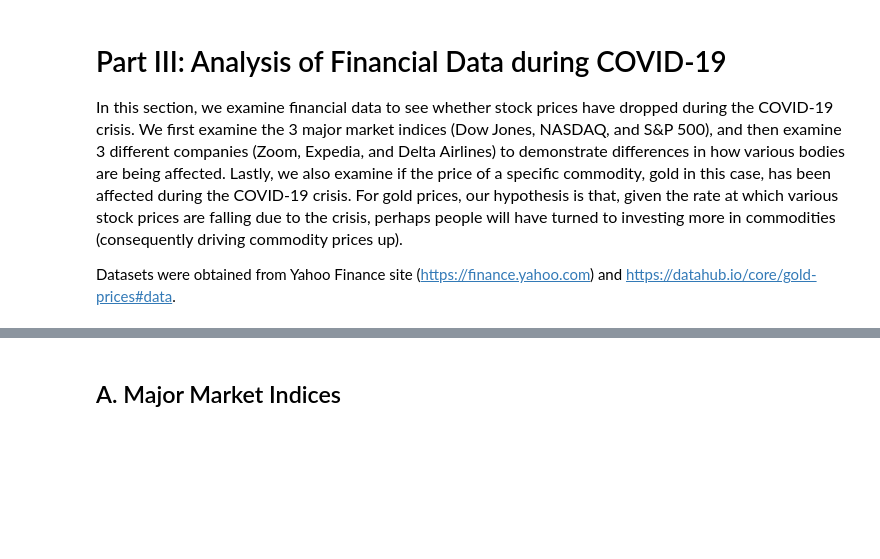
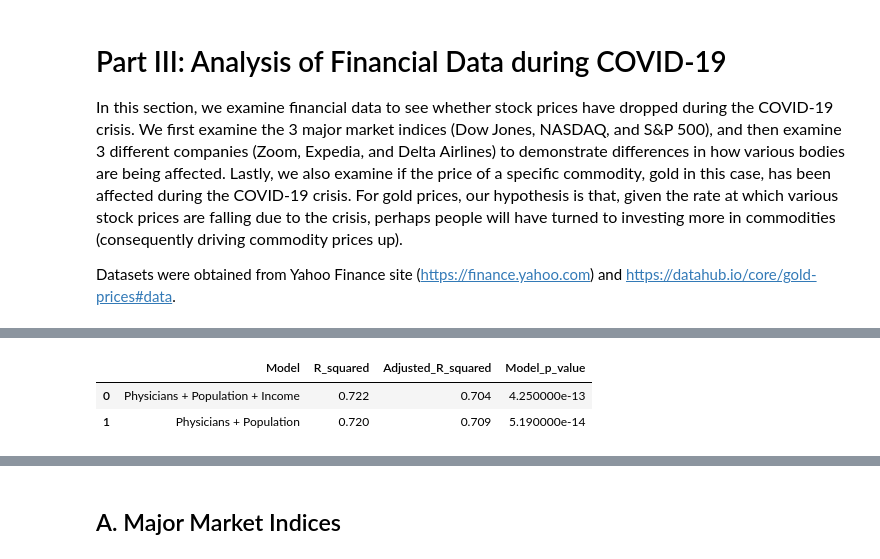
Before and after one commit to 19meghas/nyu-covid19-data-analysis, a Jupyter notebook: notebooks/01_restored_covid19_analysis.ipynb, the cells around one changed output, grey strips where cells are left out. Saved outputs shown, nothing was run; the diff lists cells and outputs as text; code cells hidden in the pictures; blank space fills up the shorter version.

```diff
--- a/notebooks/01_restored_covid19_analysis.ipynb
+++ b/notebooks/01_restored_covid19_analysis.ipynb
@@ -1631,0 +1689,27 @@ Datasets were obtained from Yahoo Finance site (https://finance.yahoo.com) and h
+# %%
+multiple_regression_results = pd.DataFrame(
+    {
+        "Model": [
+            "Physicians + Population + Income",
+            "Physicians + Population",
+        ],
+        "R_squared": [
+            0.722,
+            0.720,
+        ],
+        "Adjusted_R_squared": [
+            0.704,
+            0.709,
+        ],
+        "Model_p_value": [
+            4.25e-13,
+            5.19e-14,
+        ],
+    }
+)
+
+multiple_regression_results
+# %% [output]
+|  | Model | R_squared | Adjusted_R_squared | Model_p_value |
+| 0 | Physicians + Population + Income | 0.722 | 0.704 | 4.250000e-13 |
+| 1 | Physicians + Population | 0.720 | 0.709 | 5.190000e-14 |
```
Also changed, not shown: parts of 43 cells of this notebook.
